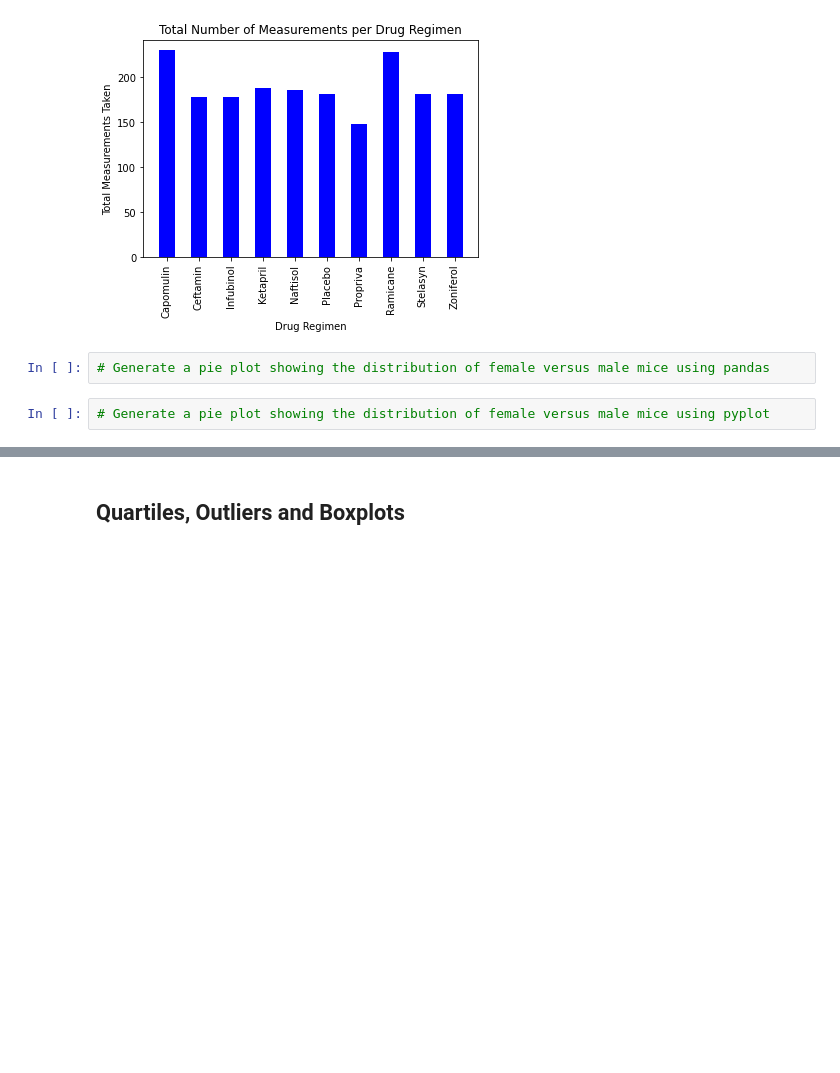
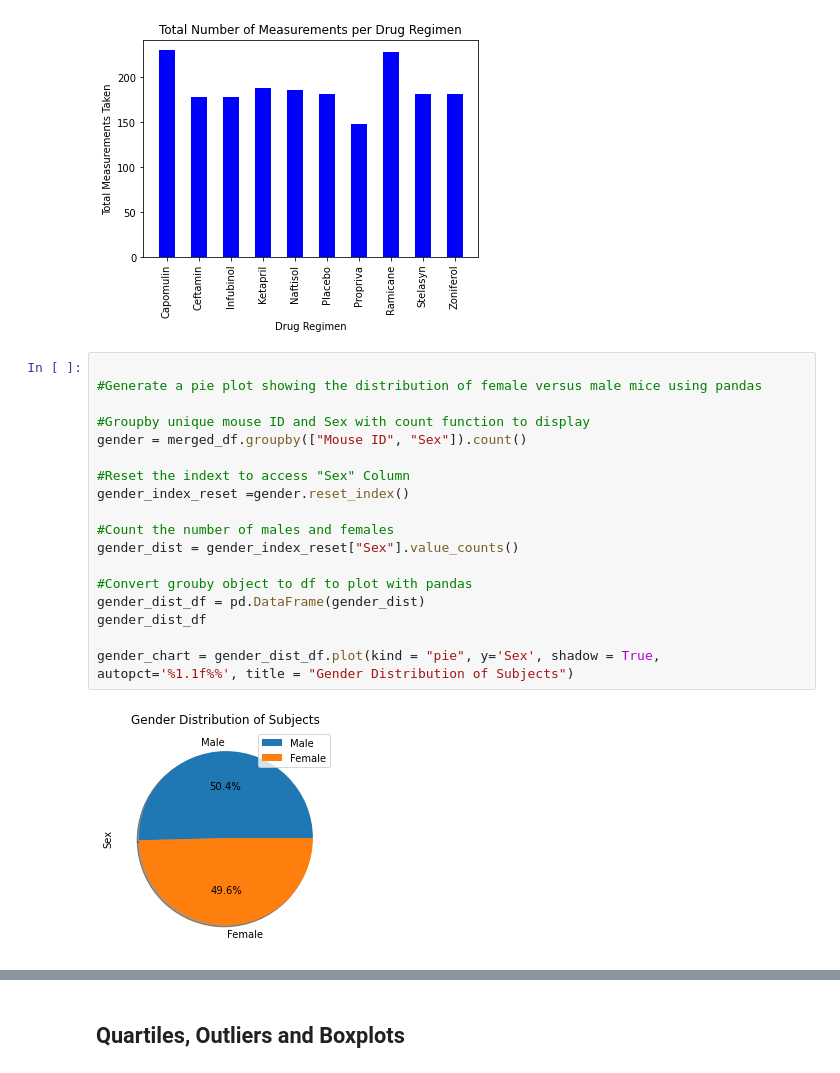
Before and after one commit to cayelsie/Fictional-pharmaceutical-drug-analysis, a Jupyter notebook: Pymaceuticals/pymaceuticals_main.ipynb, the cells around one changed output, grey strips where cells are left out. Cells and saved outputs as stored; diff of their text form; blank space fills up the shorter version.

Commit message:
Pie plot data and charts complete, just clean up charts

```diff
--- a/Pymaceuticals/pymaceuticals_main.ipynb
+++ b/Pymaceuticals/pymaceuticals_main.ipynb
@@ -215,7 +215,23 @@ plt.ylabel("Total Measurements Taken")
 plt.show()
 # %% [output]
 [figure]
-# %%
-# Generate a pie plot showing the distribution of female versus male mice using pandas
-# %%
-# Generate a pie plot showing the distribution of female versus male mice using pyplot
+# %%
+
+#Generate a pie plot showing the distribution of female versus male mice using pandas
+
+#Groupby unique mouse ID and Sex with count function to display
+gender = merged_df.groupby(["Mouse ID", "Sex"]).count()
+
+#Reset the indext to access "Sex" Column
+gender_index_reset =gender.reset_index()
+
+#Count the number of males and females
+gender_dist = gender_index_reset["Sex"].value_counts()
+
+#Convert grouby object to df to plot with pandas
+gender_dist_df = pd.DataFrame(gender_dist)
+gender_dist_df
+
+gender_chart = gender_dist_df.plot(kind = "pie", y='Sex', shadow = True, autopct='%1.1f%%', title = "Gender Distribution of Subjects")
+# %% [output]
+[figure, added]
```
Also changed, not shown: parts of 1 cell of this notebook.
